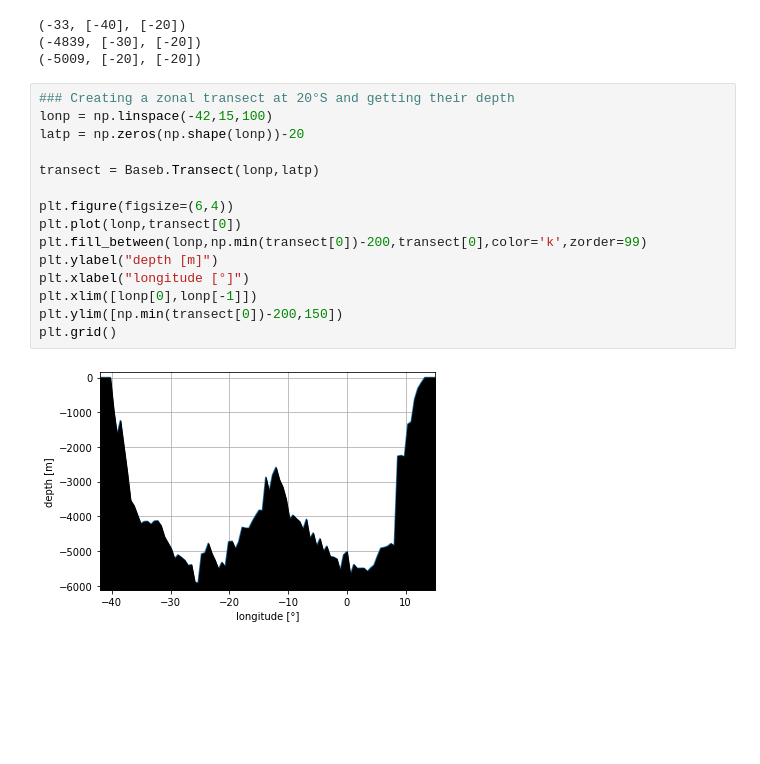
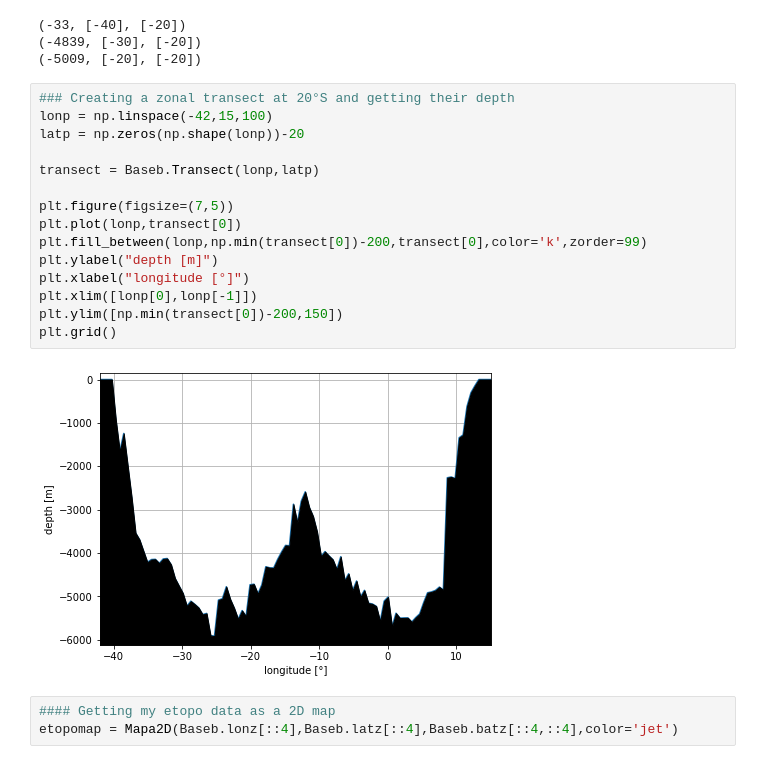
Before and after one commit to joaopedroamorim/ObjectOrientedOcean, a Jupyter notebook: Etopo_Map.ipynb, the cells around one changed output. Cells and saved outputs as stored; diff of their text form; blank space fills up the shorter version.

Commit message:
updating etopo examples

```diff
--- a/Etopo_Map.ipynb
+++ b/Etopo_Map.ipynb
@@ -222,17 +224,20 @@ print(Baseb.Point([-20],[-20]))
 # %%
 ### Creating a zonal transect at 20°S and getting their depth
 lonp = np.linspace(-42,15,100)
 latp = np.zeros(np.shape(lonp))-20
 
 transect = Baseb.Transect(lonp,latp)
 
-plt.figure(figsize=(6,4))
+plt.figure(figsize=(7,5))
 plt.plot(lonp,transect[0])
 plt.fill_between(lonp,np.min(transect[0])-200,transect[0],color='k',zorder=99)
 plt.ylabel("depth [m]")
 plt.xlabel("longitude [°]")
 plt.xlim([lonp[0],lonp[-1]])
 plt.ylim([np.min(transect[0])-200,150])
 plt.grid()
 # %% [output]
-[figure, old version]
+[figure, new version]
+# %%
+#### Getting my etopo data as a 2D map
+etopomap = Mapa2D(Baseb.lonz[::4],Baseb.latz[::4],Baseb.batz[::4,::4],color='jet')
```
Also changed, not shown: parts of 9 cells of this notebook.
